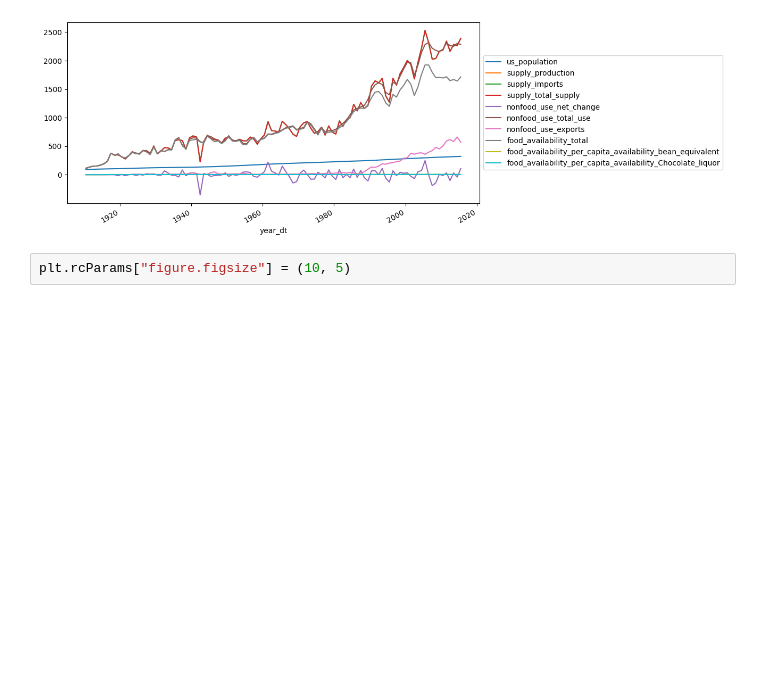
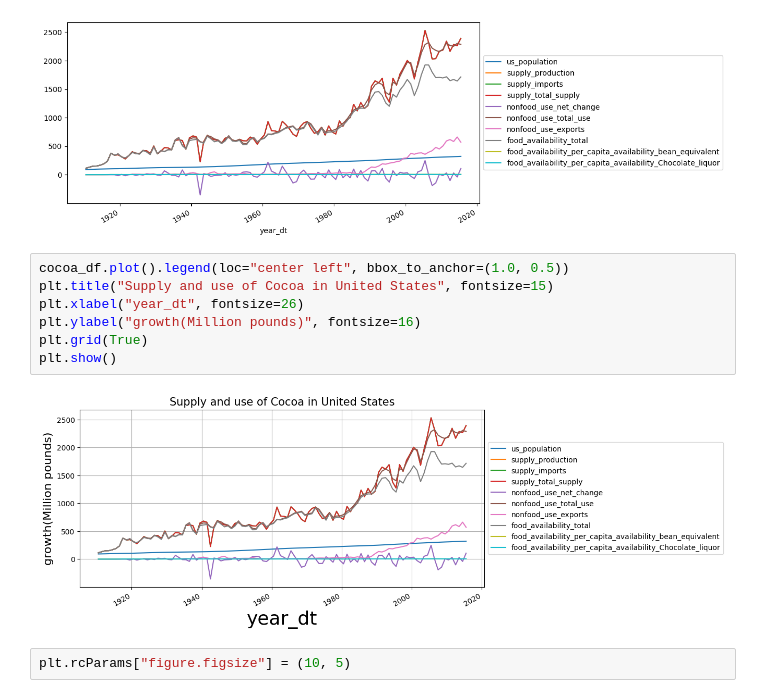
Before and after one commit to shinsooha/DATAproject, a Jupyter notebook: coffee.ipynb, the cells around one changed output. Saved outputs shown, nothing was run; the diff lists cells and outputs as text; blank space fills up the shorter version.

```diff
--- a/coffee.ipynb
+++ b/coffee.ipynb
@@ -379,6 +397,15 @@ cocoa_df.plot().legend(loc="center left", bbox_to_anchor=(1.0, 0.5))
 # %% [output]
 <matplotlib.legend.Legend at 0x...>
 [figure]
+# %%
+cocoa_df.plot().legend(loc="center left", bbox_to_anchor=(1.0, 0.5))
+plt.title("Supply and use of Cocoa in United States", fontsize=15)
+plt.xlabel("year_dt", fontsize=26)
+plt.ylabel("growth(Million pounds)", fontsize=16)
+plt.grid(True)
+plt.show()
+# %% [output]
+[figure, added]
 # %%
 plt.rcParams["figure.figsize"] = (10, 5)
 # %%
```
Also changed, not shown: parts of 3 cells of this notebook.
